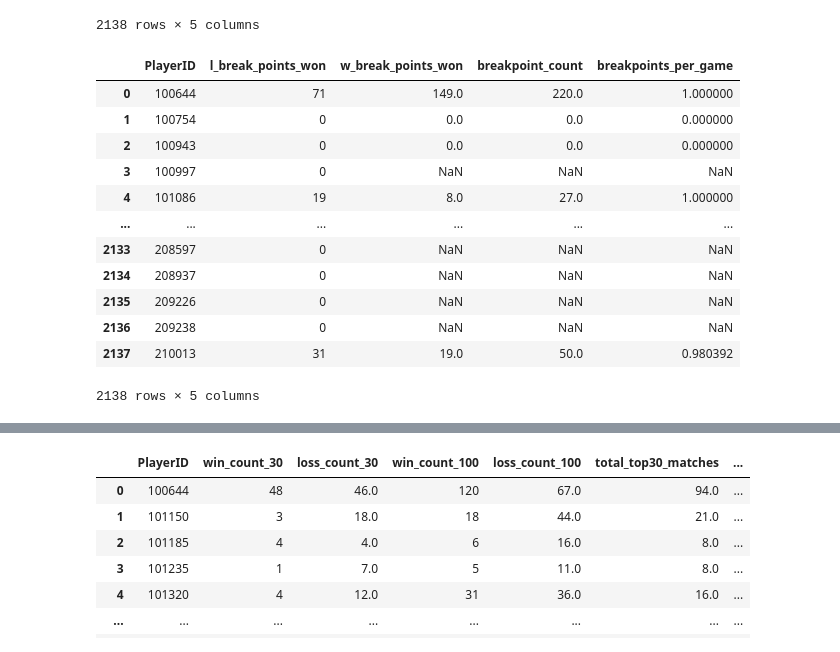
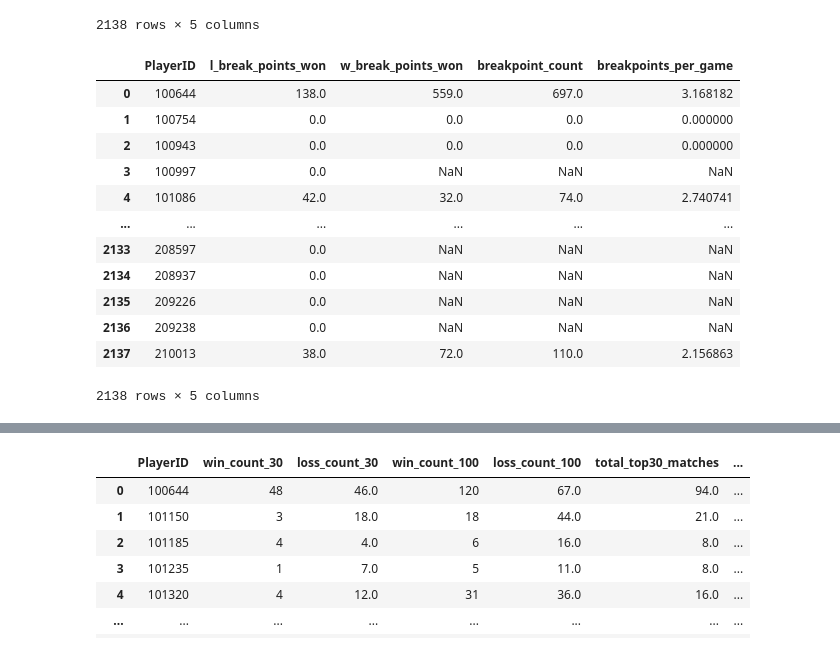
Before and after one commit to Racket-Science/Tennis-Match-Predictions, a Jupyter notebook: Notebooks/PlayerDatabse_Builder.ipynb, the cells around one changed output, grey strips where cells are left out. Drawn from its saved outputs; the diff is of its cells as text; code cells hidden in the pictures.

```diff
--- a/Notebooks/PlayerDatabse_Builder.ipynb
+++ b/Notebooks/PlayerDatabse_Builder.ipynb
@@ -20,0 +23,5 @@ df.head(1)
+# %%
+#### changed NANS to 101 so they would get filtered out later on and not corrupt a player's highest rank over 100
+
+df['winner_rank'] = df['winner_rank'].fillna(101)
+df['loser_rank'] = df['loser_rank'].fillna(101)
@@ -207,42 +276,42 @@ serve_pts
 # %%
 ### Breakpoints
 #df.head(1)
 df['w_break_points_won'] = df['l_bpFaced']- df['l_bpSaved']
 df['l_break_points_won'] = df['w_bpFaced']- df['w_bpSaved']
 
-loser_breakpoints_won = df.groupby('loser_id')[['l_break_points_won']].agg('count').reset_index()
+loser_breakpoints_won = df.groupby('loser_id')[['l_break_points_won']].agg('sum').reset_index()
 loser_breakpoints_won = loser_breakpoints_won.rename(columns={'loser_id' : 'PlayerID'})
 
-winner_breakpoints_won = df.groupby('winner_id')[['w_break_points_won']].agg('count').reset_index()
+winner_breakpoints_won = df.groupby('winner_id')[['w_break_points_won']].agg('sum').reset_index()
 winner_breakpoints_won = winner_breakpoints_won.rename(columns={'winner_id' : 'PlayerID'})
 
 
 
 data_frames = [loser_breakpoints_won, winner_breakpoints_won]
 
 breakpoints = reduce(lambda  left,right: pd.merge(left,right,on=['PlayerID'],
                                             how='left'), data_frames)
 breakpoints['breakpoint_count'] = breakpoints['l_break_points_won'] + breakpoints['w_break_points_won']
 breakpoints
 
 data_frames = [breakpoints, win_loss]
 breakpoints = reduce(lambda  left,right: pd.merge(left,right,on=['PlayerID'],
                                             how='left'), data_frames)
 breakpoints['breakpoints_per_game'] = breakpoints['breakpoint_count'] / breakpoints['match_count']
 columns_drop =['win_count', 'lose_count', 'match_count', 'win%']
 breakpoints = breakpoints.drop(columns_drop, 1)
 breakpoints
 # %% [output]
 |  | PlayerID | l_break_points_won | w_break_points_won | breakpoint_count | breakpoints_per_game |
-| 0 | 100644 | 71 | 149.0 | 220.0 | 1.000000 |
-| 1 | 100754 | 0 | 0.0 | 0.0 | 0.000000 |
-| 2 | 100943 | 0 | 0.0 | 0.0 | 0.000000 |
-| 3 | 100997 | 0 | NaN | NaN | NaN |
-| 4 | 101086 | 19 | 8.0 | 27.0 | 1.000000 |
+| 0 | 100644 | 138.0 | 559.0 | 697.0 | 3.168182 |
+| 1 | 100754 | 0.0 | 0.0 | 0.0 | 0.000000 |
+| 2 | 100943 | 0.0 | 0.0 | 0.0 | 0.000000 |
+| 3 | 100997 | 0.0 | NaN | NaN | NaN |
+| 4 | 101086 | 42.0 | 32.0 | 74.0 | 2.740741 |
 | ... | ... | ... | ... | ... | ... |
-| 2133 | 208597 | 0 | NaN | NaN | NaN |
-| 2134 | 208937 | 0 | NaN | NaN | NaN |
-| 2135 | 209226 | 0 | NaN | NaN | NaN |
-| 2136 | 209238 | 0 | NaN | NaN | NaN |
-| 2137 | 210013 | 31 | 19.0 | 50.0 | 0.980392 |
+| 2133 | 208597 | 0.0 | NaN | NaN | NaN |
+| 2134 | 208937 | 0.0 | NaN | NaN | NaN |
+| 2135 | 209226 | 0.0 | NaN | NaN | NaN |
+| 2136 | 209238 | 0.0 | NaN | NaN | NaN |
+| 2137 | 210013 | 38.0 | 72.0 | 110.0 | 2.156863 |
 2138 rows × 5 columns
```
Also changed, not shown: parts of 36 cells of this notebook.
